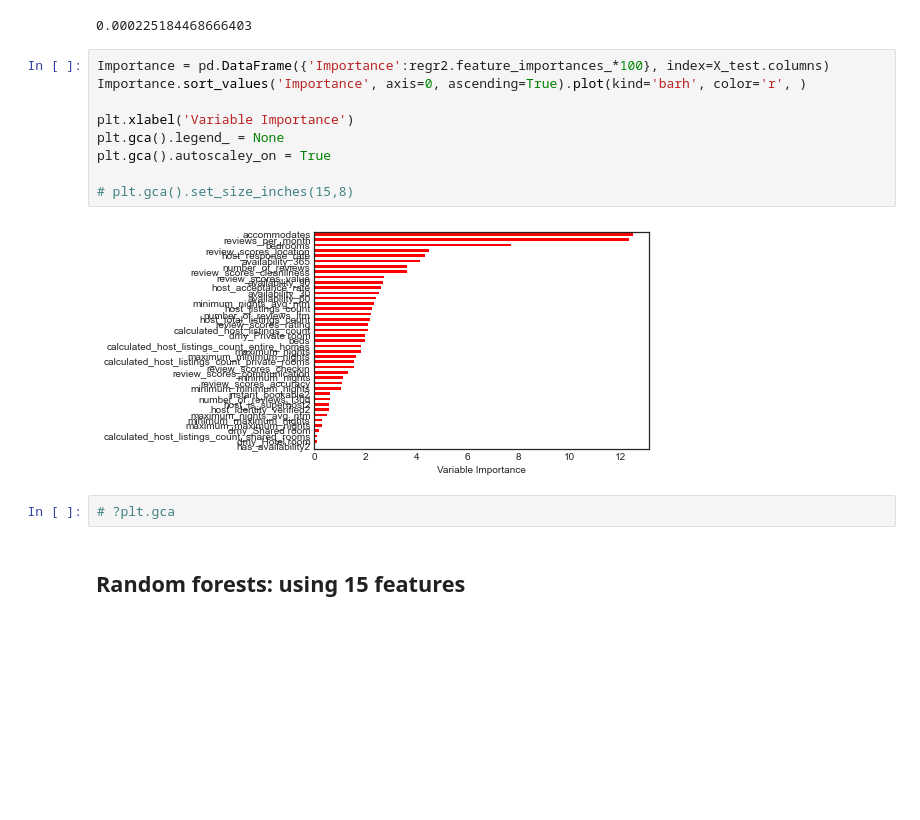
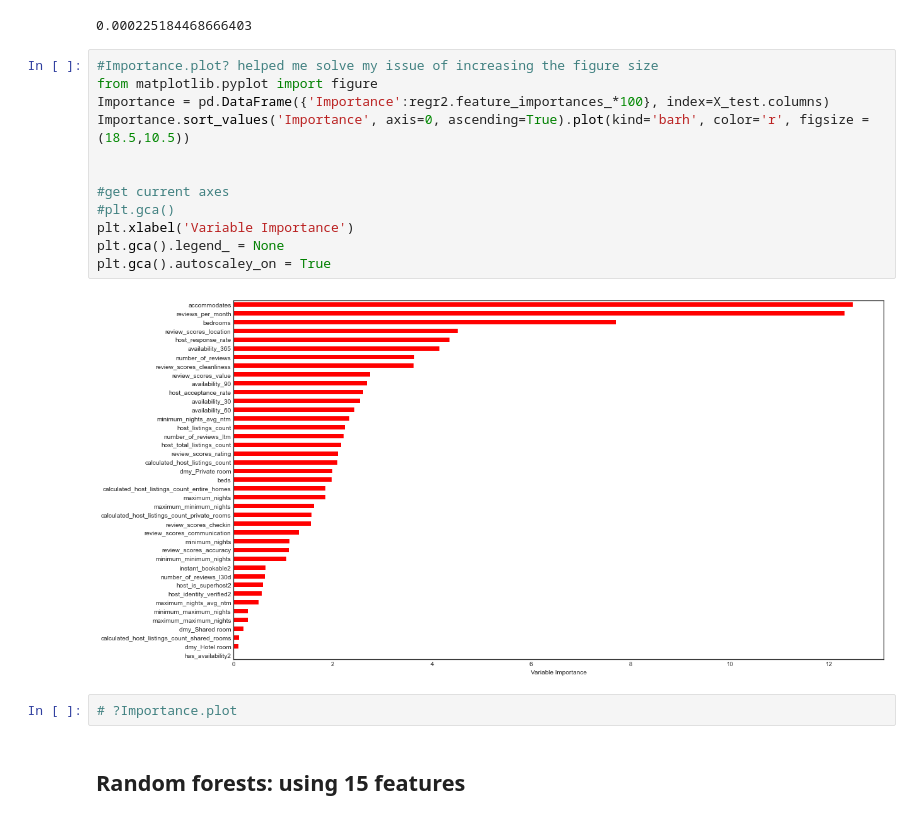
Before and after one commit to Lupercio421/STAT-724, a Jupyter notebook: Final_Project/Regression_methods.ipynb, the cells around one changed output. Drawn from its saved outputs; the diff is of its cells as text; blank space fills up the shorter version.

```diff
--- a/Final_Project/Regression_methods.ipynb
+++ b/Final_Project/Regression_methods.ipynb
@@ -1005,18 +1005,21 @@ mean_squared_error(y_test, pred2)
 # %% [output]
 0.000225184468666403
 # %%
+#Importance.plot? helped me solve my issue of increasing the figure size
+from matplotlib.pyplot import figure
 Importance = pd.DataFrame({'Importance':regr2.feature_importances_*100}, index=X_test.columns)
-Importance.sort_values('Importance', axis=0, ascending=True).plot(kind='barh', color='r', )
+Importance.sort_values('Importance', axis=0, ascending=True).plot(kind='barh', color='r', figsize =(18.5,10.5))
 
+
+#get current axes
+#plt.gca()
 plt.xlabel('Variable Importance')
 plt.gca().legend_ = None
 plt.gca().autoscaley_on = True
-
-# plt.gca().set_size_inches(15,8)
 # %% [output]
-[figure, old version]
+[figure, new version]
-# %%
-# ?plt.gca
+# %%
+# ?Importance.plot
 # %% [markdown]
 ## Random forests: using 15 features
 # %%
```
Also changed, not shown: parts of 5 cells of this notebook, 3 other files.
